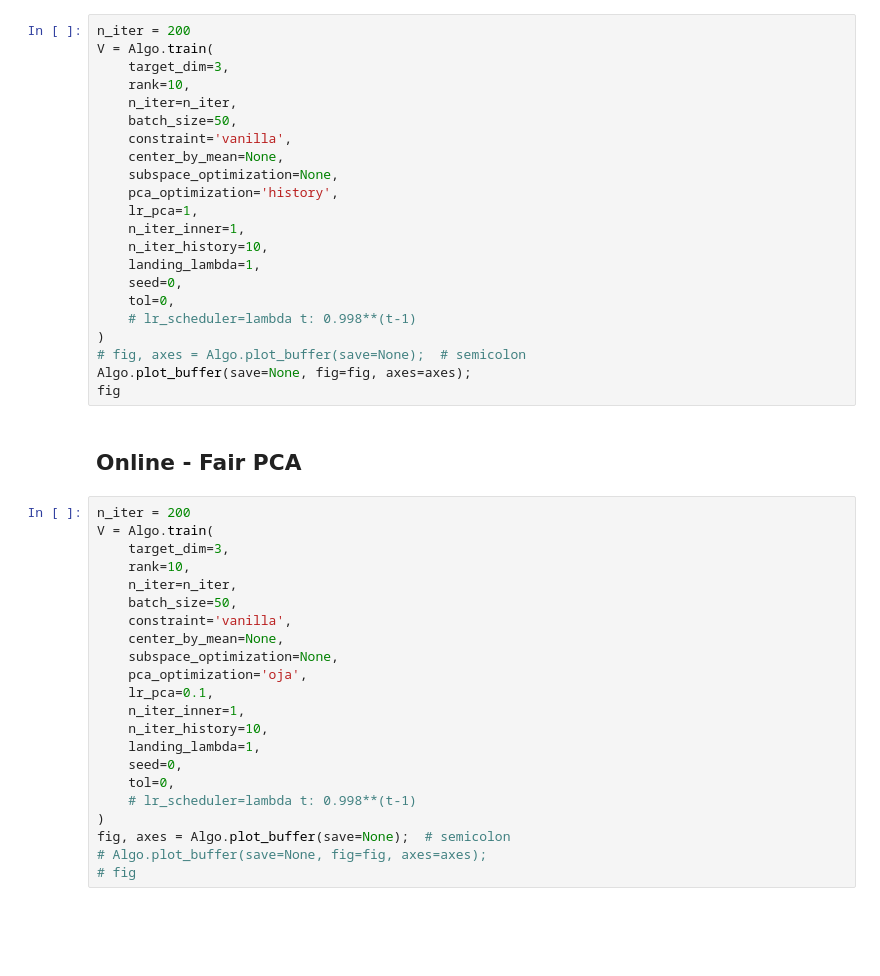
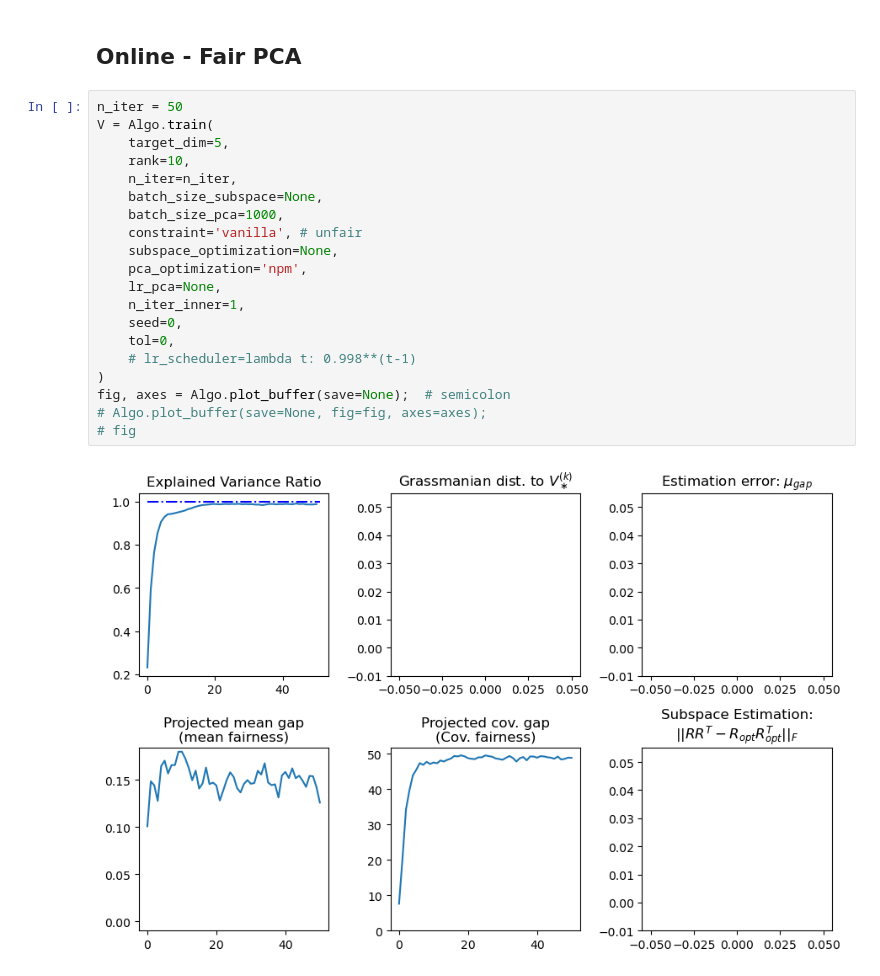
Before and after one commit to HanseulJo/fair-streaming-pca, a Jupyter notebook: FairPCA.ipynb, the cells around one changed output. Saved outputs shown, nothing was run; the diff lists cells and outputs as text; blank space fills up the shorter version.

```diff
--- a/FairPCA.ipynb
+++ b/FairPCA.ipynb
@@ -176,47 +99,25 @@ fig
-# %%
-n_iter = 200
-V = Algo.train(
-    target_dim=3,
-    rank=10,
-    n_iter=n_iter,
-    batch_size=50,
-    constraint='vanilla',
-    center_by_mean=None,
-    subspace_optimization=None,
-    pca_optimization='history',
-    lr_pca=1,
-    n_iter_inner=1,
-    n_iter_history=10,
-    landing_lambda=1,
-    seed=0,
-    tol=0,
-    # lr_scheduler=lambda t: 0.998**(t-1)
-)
-# fig, axes = Algo.plot_buffer(save=None);  # semicolon
-Algo.plot_buffer(save=None, fig=fig, axes=axes);
-fig
 # %% [markdown]
 ## Online - Fair PCA
 # %%
-n_iter = 200
+n_iter = 50
 V = Algo.train(
-    target_dim=3,
+    target_dim=5,
     rank=10,
     n_iter=n_iter,
-    batch_size=50,
-    constraint='vanilla',
-    center_by_mean=None,
+    batch_size_subspace=None,
+    batch_size_pca=1000,
+    constraint='vanilla', # unfair
     subspace_optimization=None,
-    pca_optimization='oja',
-    lr_pca=0.1,
+    pca_optimization='npm',
+    lr_pca=None,
     n_iter_inner=1,
-    n_iter_history=10,
-    landing_lambda=1,
     seed=0,
     tol=0,
     # lr_scheduler=lambda t: 0.998**(t-1)
 )
 fig, axes = Algo.plot_buffer(save=None);  # semicolon
 # Algo.plot_buffer(save=None, fig=fig, axes=axes);
 # fig
+# %% [output]
+[figure, added]
 # %%
```
Also changed, not shown: parts of 19 cells of this notebook, 5 other files.
